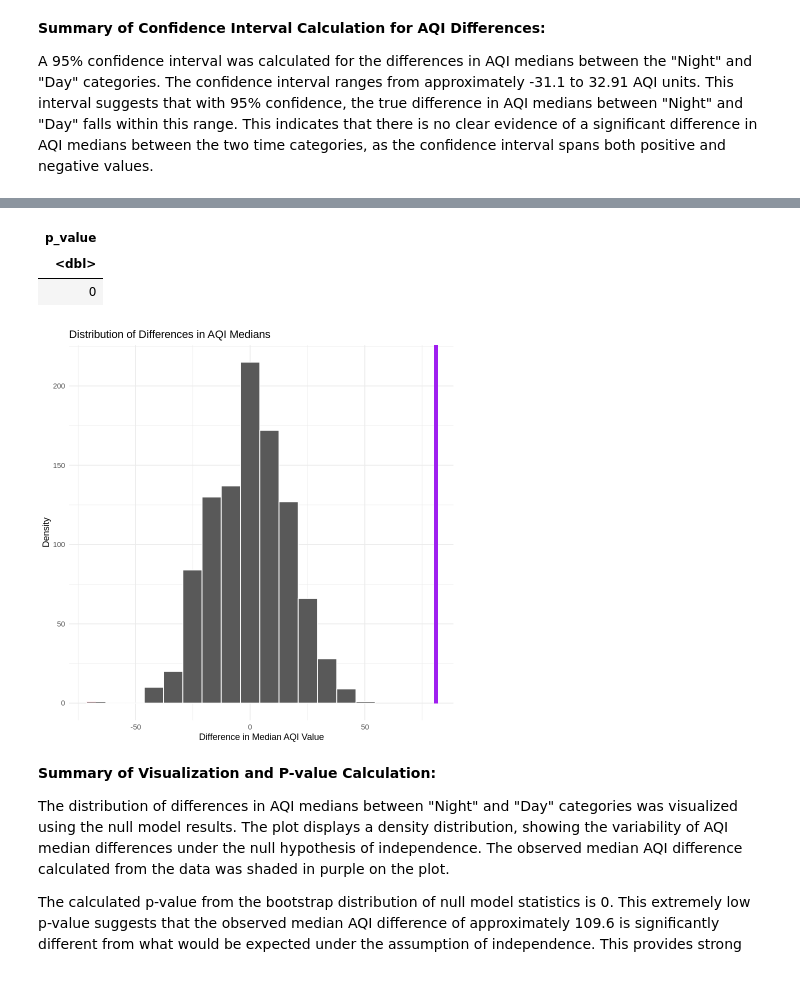
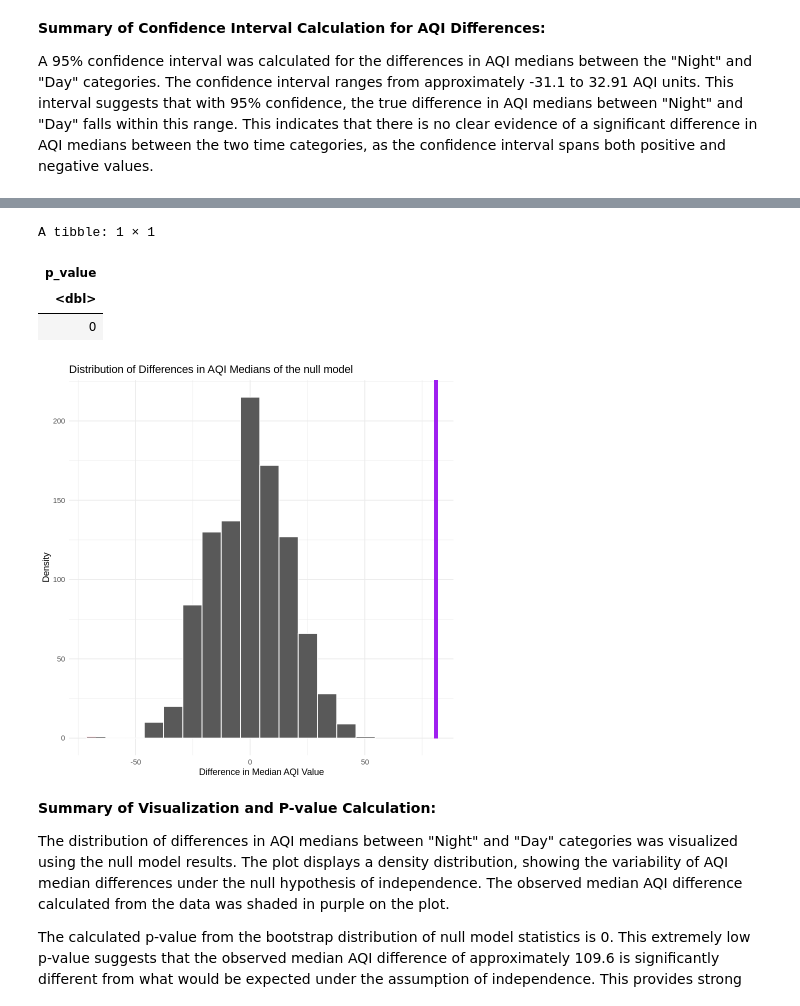
Before and after one commit to ZackYe42/STAT201-G11-Project, a Jupyter notebook: Group11-Project.ipynb, the cells around one changed output, grey strips where cells are left out. Drawn from its saved outputs; the diff is of its cells as text; code cells hidden in the pictures.

```diff
--- a/Group11-Project.ipynb
+++ b/Group11-Project.ipynb
@@ -660,12 +670,14 @@ A tibble: 1 × 2
 
 A 95% confidence interval was calculated for the differences in AQI medians between the "Night" and "Day" categories. The confidence interval ranges from approximately -31.1 to 32.91 AQI units. This interval suggests that with 95% confidence, the true difference in AQI medians between "Night" and "Day" falls within this range. This indicates that there is no clear evidence of a significant difference in AQI medians between the two time categories, as the confidence interval spans both positive and negative values.
 # %%
+print("Plot 8: Distribution of Differences in AQI Medians of the null model")
+
 # Visualize the results of the null model for AQI differences
 aqi_median_result_plot <- null_model_median_aqi %>%
     visualize() +
     theme_minimal() +                # Set a clean and minimal theme
     labs(
-        title = "Distribution of Differences in AQI Medians",
+        title = "Distribution of Differences in AQI Medians of the null model",
         x = "Difference in Median AQI Value",
         y = "Density"
     ) +
@@ -693,7 +705,8 @@ A tibble: 1 × 1
+A tibble: 1 × 1
 | p_value |
 | <dbl> |
 | 0 |
-[figure, old version]
+[figure, new version]
 # %% [markdown]
 **Summary of Visualization and P-value Calculation:**
 
```
Also changed, not shown: parts of 4 cells of this notebook.
